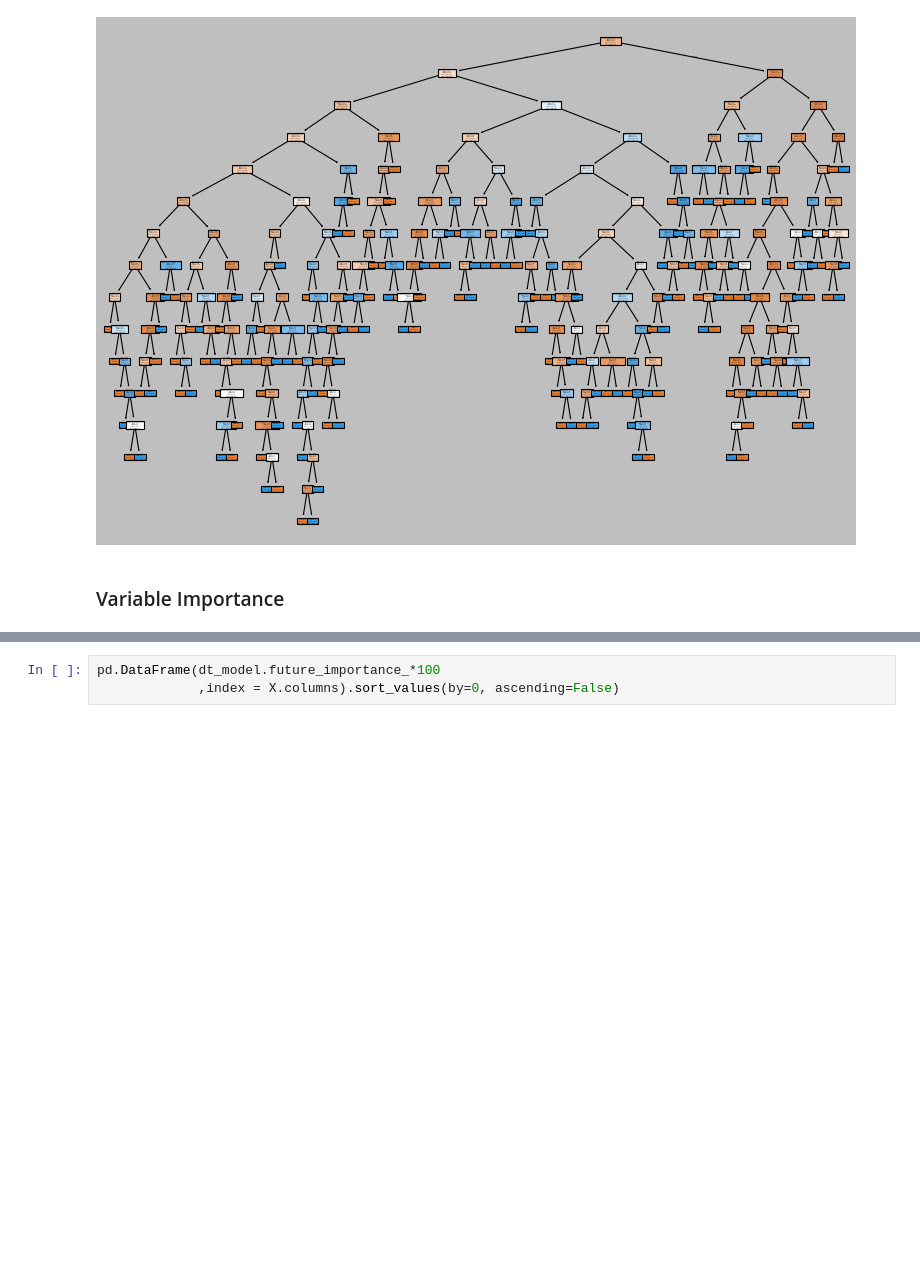
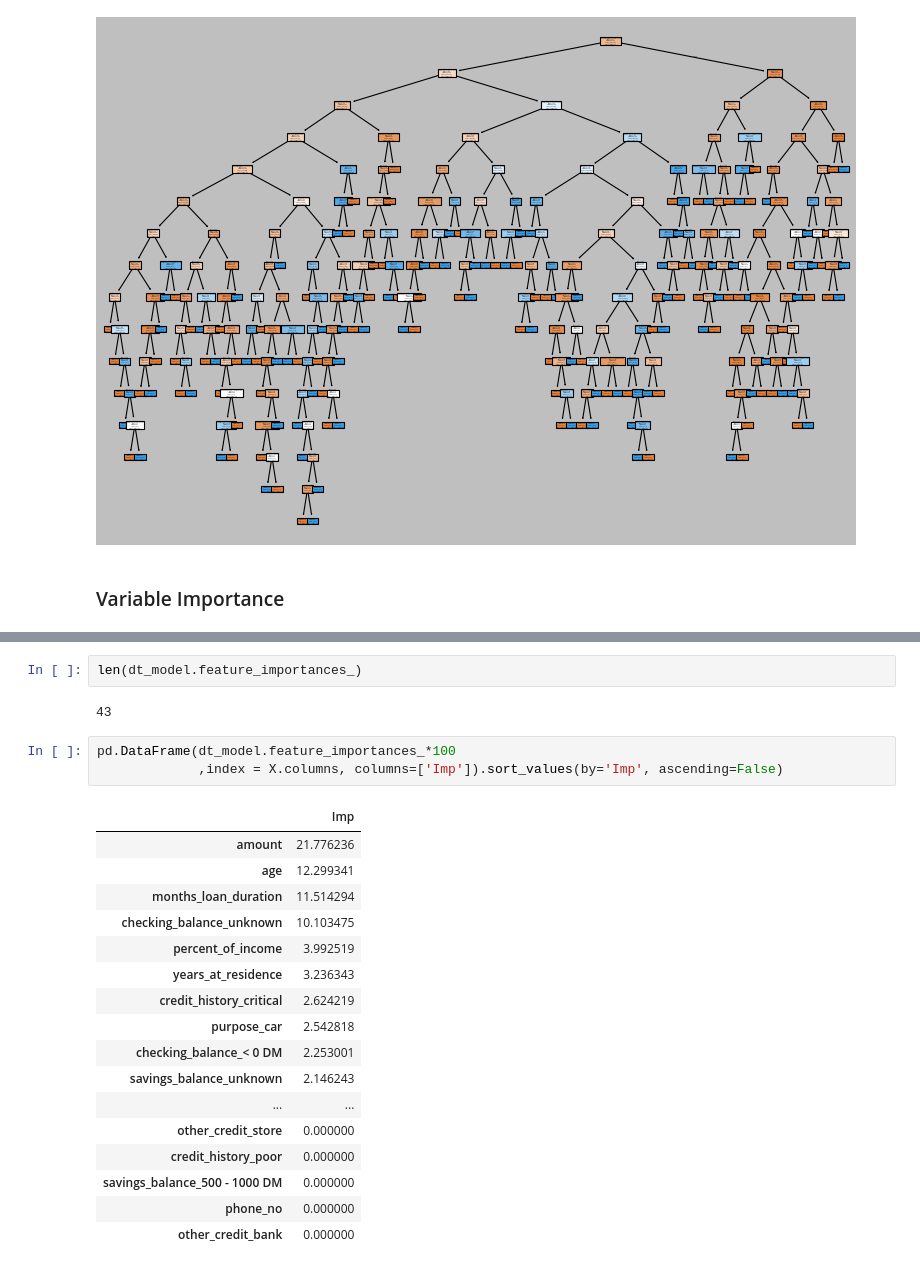
Before and after one commit to HitenDewangan/DataScience-AIML, a Jupyter notebook: Machine Learning/DecisionTree.ipynb, the cells around one changed output, grey strips where cells are left out. Drawn from its saved outputs; the diff is of its cells as text; blank space fills up the shorter version.

```diff
--- a/Machine Learning/DecisionTree.ipynb
+++ b/Machine Learning/DecisionTree.ipynb
@@ -340,3 +352,25 @@ plt.show()
+# %%
+len(dt_model.feature_importances_)
+# %% [output]
+43
 # %%
-pd.DataFrame(dt_model.future_importance_*100
-             ,index = X.columns).sort_values(by=0, ascending=False)
+pd.DataFrame(dt_model.feature_importances_*100
+             ,index = X.columns, columns=['Imp']).sort_values(by='Imp', ascending=False)
+# %% [output]
+|  | Imp |
+| amount | 21.776236 |
+| age | 12.299341 |
+| months_loan_duration | 11.514294 |
+| checking_balance_unknown | 10.103475 |
+| percent_of_income | 3.992519 |
+| years_at_residence | 3.236343 |
+| credit_history_critical | 2.624219 |
+| purpose_car | 2.542818 |
+| checking_balance_< 0 DM | 2.253001 |
+| savings_balance_unknown | 2.146243 |
+| ... | ... |
+| other_credit_store | 0.000000 |
+| credit_history_poor | 0.000000 |
+| savings_balance_500 - 1000 DM | 0.000000 |
+| phone_no | 0.000000 |
+| other_credit_bank | 0.000000 |
```
Also changed, not shown: parts of 7 cells of this notebook.
